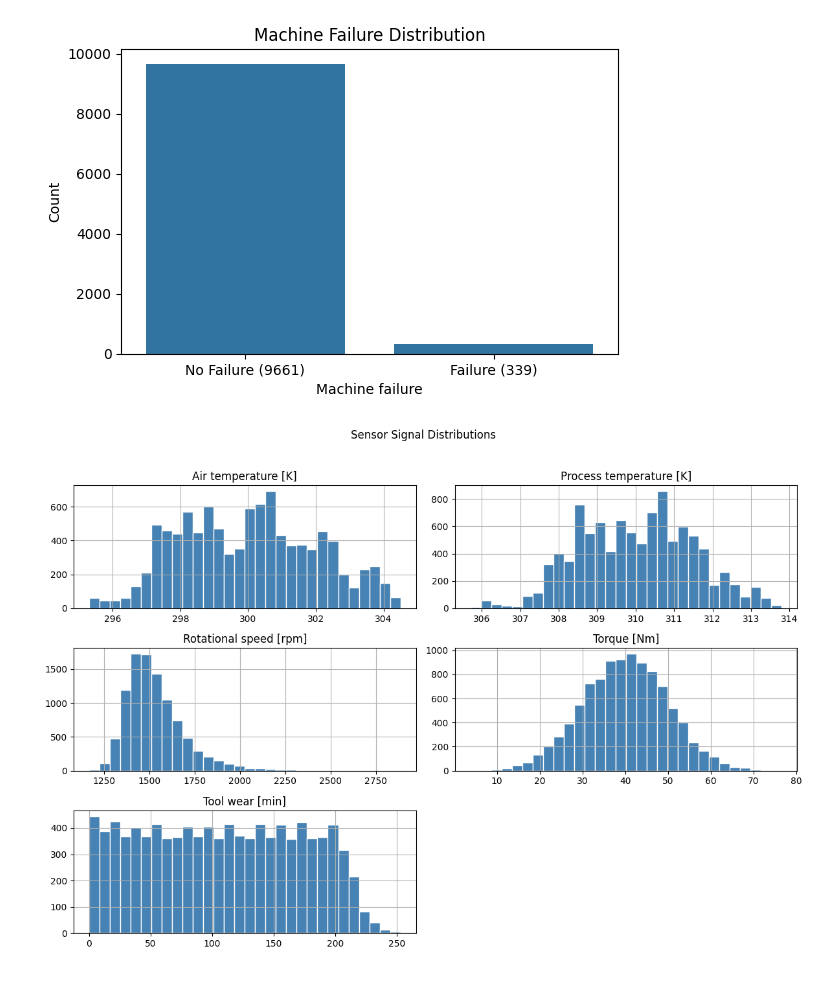
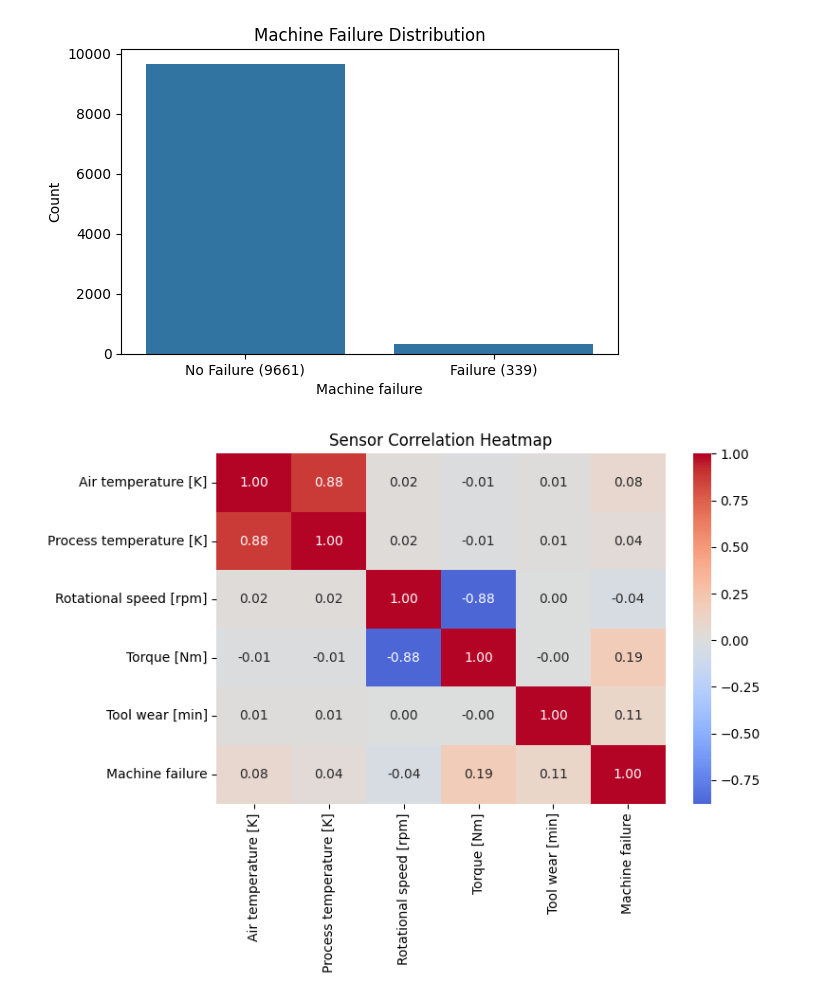
Before and after one commit to sanjay071202/predictive-Maintenance, a Jupyter notebook: notebooks/01_ingestion.ipynb, the cells around one changed output. Drawn from its saved outputs; the diff is of its cells as text; code cells hidden in the pictures.

Commit message:
feat: complete Week 1 telemetry ingestion and signal processing

```diff
--- a/notebooks/01_ingestion.ipynb
+++ b/notebooks/01_ingestion.ipynb
@@ -12,7 +12,7 @@ print("All libraries loaded successfully!")
 # %% [output]
 All libraries loaded successfully!
 # %%
-df = pd.read_csv(r'C:\Users\SANJAY R\predictive_maintenance\data\raw\ai4i2020.csv')
+df = pd.read_csv(r'D:\predictive_maintenance\data\raw\ai4i2020.csv')
 print("Dataset loaded!")
 print("Shape:", df.shape)
 df.head()
@@ -90,18 +90,26 @@ plt.tight_layout()
 plt.show()
 # %% [output]
 [figure]
-# %%
-sensor_cols = [
-    'Air temperature [K]',
-    'Process temperature [K]',
-    'Rotational speed [rpm]',
-    'Torque [Nm]',
-    'Tool wear [min]'
-]
-
-df[sensor_cols].hist(figsize=(12,8), bins=30, color='steelblue', edgecolor='white')
-plt.suptitle('Sensor Signal Distributions', y=1.02)
-plt.tight_layout()
-plt.show()
-# %% [output]
-[figure, removed]
+# %%
+sensor_cols = [
+    'Air temperature [K]',
+    'Process temperature [K]',
+    'Rotational speed [rpm]',
+    'Torque [Nm]',
+    'Tool wear [min]',
+    'Machine failure'
+]
+
+plt.figure(figsize=(8,6))
+sns.heatmap(
+    df[sensor_cols].corr(),
+    annot=True,
+    fmt='.2f',
+    cmap='coolwarm',
+    center=0
+)
+plt.title('Sensor Correlation Heatmap')
+plt.tight_layout()
+plt.show()
+# %% [output]
+[figure, added]
```
Also changed, not shown: parts of 10 cells of this notebook.
